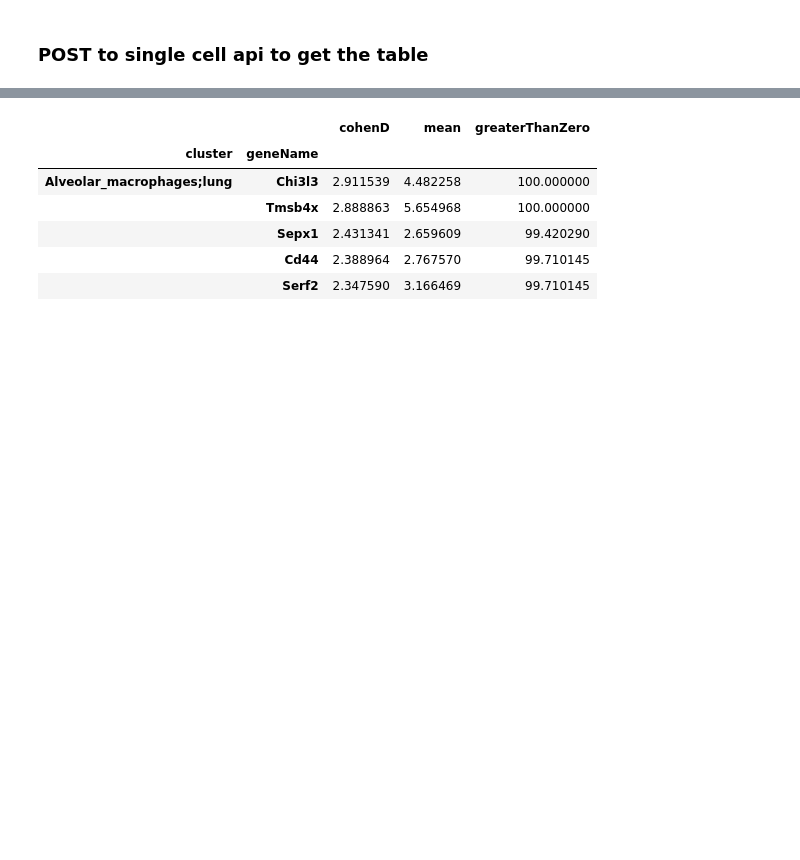
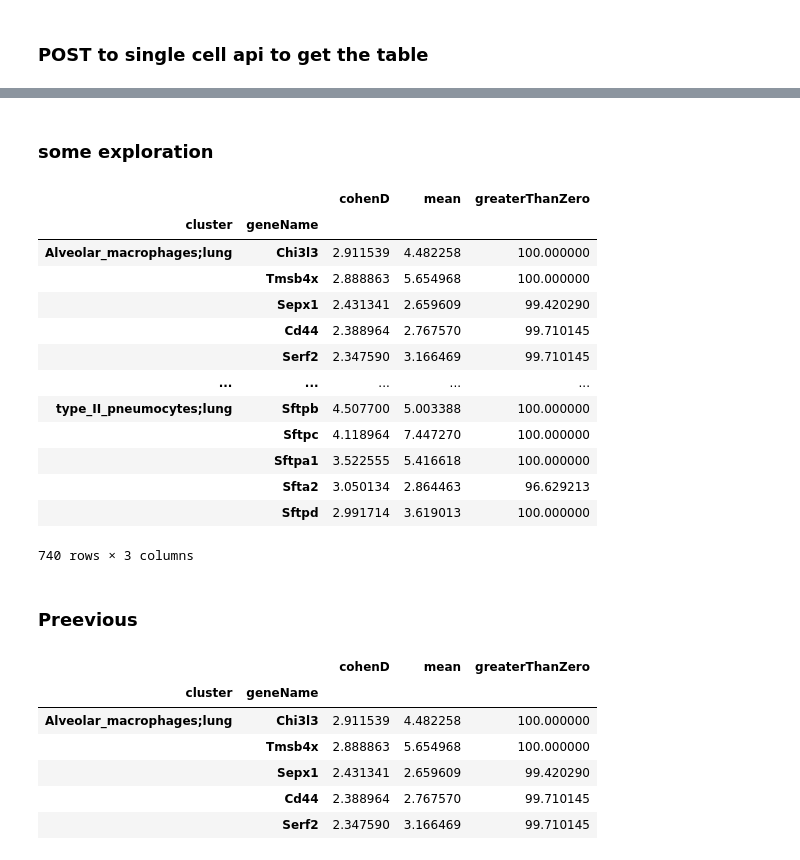
Before and after one commit to Deekshad20/single_cell, a Jupyter notebook: lit_analysis.ipynb, the cells around one changed output, grey strips where cells are left out. Saved outputs shown, nothing was run; the diff lists cells and outputs as text; code cells hidden in the pictures; blank space fills up the shorter version.

```diff
--- a/lit_analysis.ipynb
+++ b/lit_analysis.ipynb
@@ -239,0 +257,21 @@ sns.lineplot(data = plot_df,
+# %% [markdown]
+### some exploration
+# %%
+cluster_mean_vectors = data_all.groupby('cluster').apply(lambda x: get_top_genes_vector(x, top_n = 5))
+# %%
+cluster_mean_vectors
+# %% [output]
+|  |  | cohenD | mean | greaterThanZero |
+| cluster | geneName |  |  |  |
+| Alveolar_macrophages;lung | Chi3l3 | 2.911539 | 4.482258 | 100.000000 |
+|  | Tmsb4x | 2.888863 | 5.654968 | 100.000000 |
+|  | Sepx1 | 2.431341 | 2.659609 | 99.420290 |
+|  | Cd44 | 2.388964 | 2.767570 | 99.710145 |
+|  | Serf2 | 2.347590 | 3.166469 | 99.710145 |
+| ... | ... | ... | ... | ... |
+| type_II_pneumocytes;lung | Sftpb | 4.507700 | 5.003388 | 100.000000 |
+|  | Sftpc | 4.118964 | 7.447270 | 100.000000 |
+|  | Sftpa1 | 3.522555 | 5.416618 | 100.000000 |
+|  | Sfta2 | 3.050134 | 2.864463 | 96.629213 |
+|  | Sftpd | 2.991714 | 3.619013 | 100.000000 |
+740 rows × 3 columns
@@ -240,3 +293,5 @@ sns.lineplot(data = plot_df,
+# %% [markdown]
+### Preevious
 # %%
 cluster_mean_vectors.loc[slice('Alveolar_macrophages;lung')]
 # %% [output]
```
Also changed, not shown: parts of 20 cells of this notebook.
